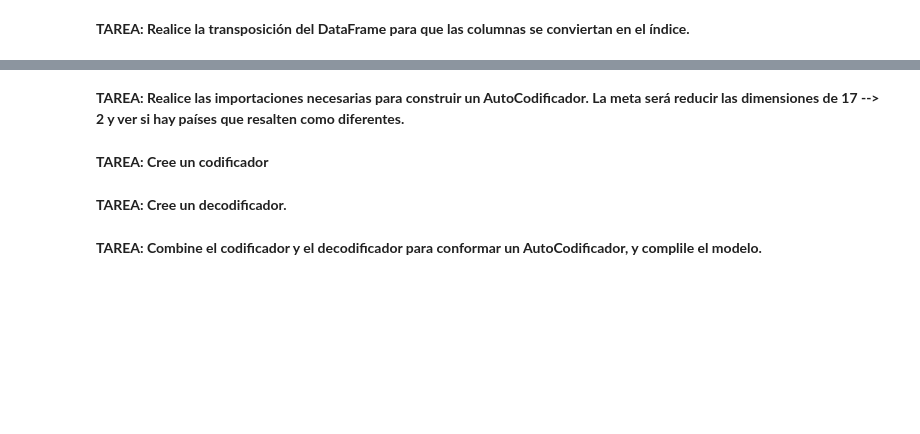
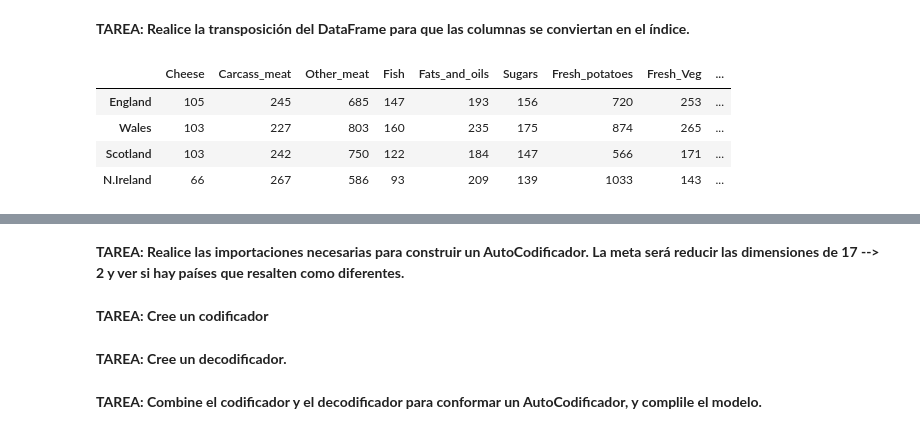
Before and after one commit to raulangelj/Laboratorio-6-Data-Science, a Jupyter notebook: Lab_Autocodificadores.ipynb, the cells around one changed output, grey strips where cells are left out. Saved outputs shown, nothing was run; the diff lists cells and outputs as text; code cells hidden in the pictures; blank space fills up the shorter version.

```diff
--- a/Lab_Autocodificadores.ipynb
+++ b/Lab_Autocodificadores.ipynb
@@ -31,3 +52,11 @@ df = pd.read_csv('../DATA/UK_foods.csv', index_col = 'Unnamed: 0')
+# %%
+df_transpose.head(10)
+# %% [output]
+|  | Cheese | Carcass_meat | Other_meat | Fish | Fats_and_oils | Sugars | Fresh_potatoes | Fresh_Veg | ... |
+| England | 105 | 245 | 685 | 147 | 193 | 156 | 720 | 253 | ... |
+| Wales | 103 | 227 | 803 | 160 | 235 | 175 | 874 | 265 | ... |
+| Scotland | 103 | 242 | 750 | 122 | 184 | 147 | 566 | 171 | ... |
+| N.Ireland | 66 | 267 | 586 | 93 | 209 | 139 | 1033 | 143 | ... |
 # %% [markdown]
 **TAREA:  Cree un mapa de calor a partir del DataFrame.**
 
```
Also changed, not shown: parts of 21 cells of this notebook, 1 other file.
